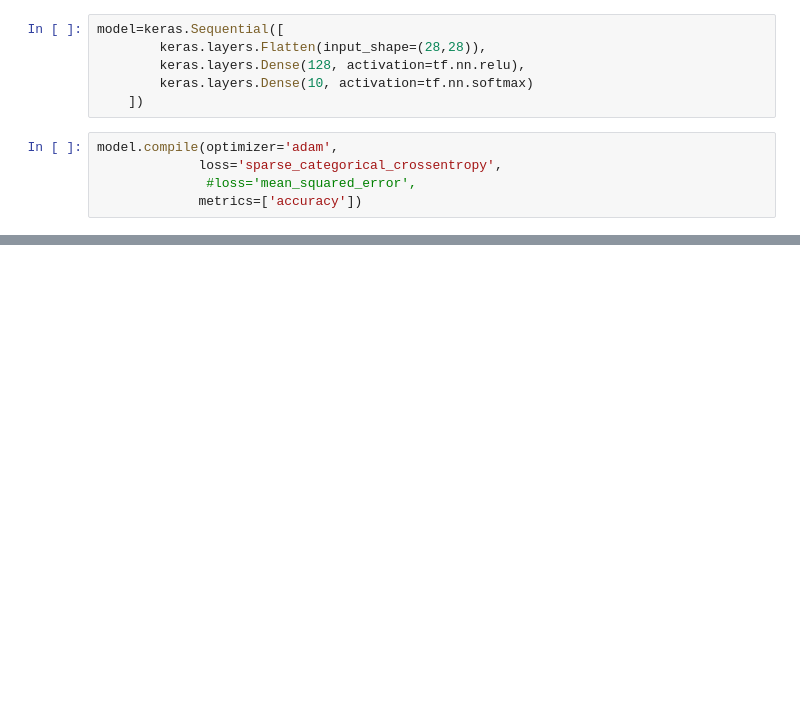
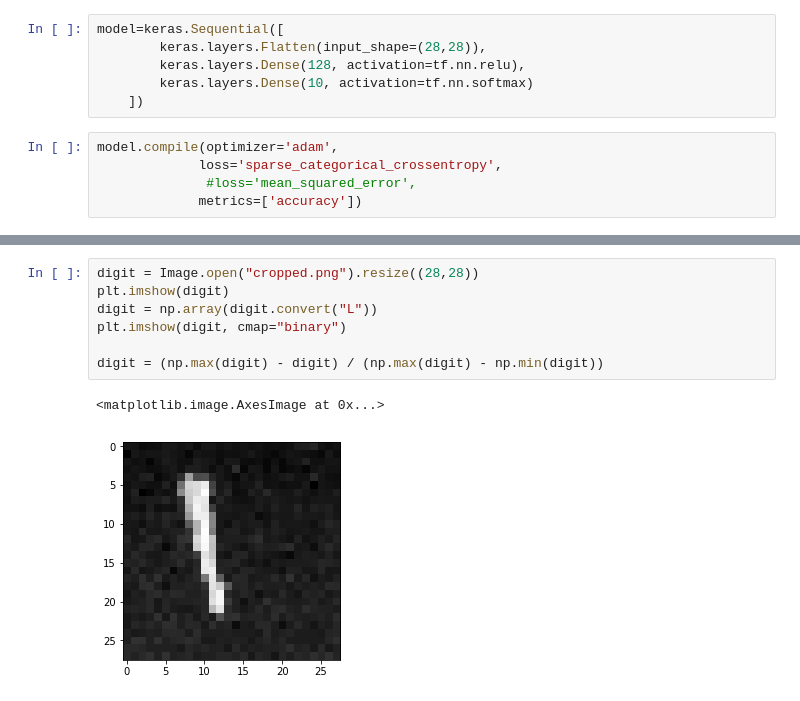
Before and after one commit to joseph-neeraj/AM6016-CA1, a Jupyter notebook: CA1_Sol.ipynb, the cells around one changed output, grey strips where cells are left out. Drawn from its saved outputs; the diff is of its cells as text; blank space fills up the shorter version.

```diff
--- a/CA1_Sol.ipynb
+++ b/CA1_Sol.ipynb
@@ -55,0 +92,10 @@ ValueError: Error when checking target: expected dense_1 to have shape (10,) but
+# %%
+digit = Image.open("cropped.png").resize((28,28))
+plt.imshow(digit)
+digit = np.array(digit.convert("L"))
+plt.imshow(digit, cmap="binary")
+
+digit = (np.max(digit) - digit) / (np.max(digit) - np.min(digit))
+# %% [output]
+<matplotlib.image.AxesImage at 0x...>
+[figure, added]
```
Also changed, not shown: parts of 11 cells of this notebook, 1 other file.
